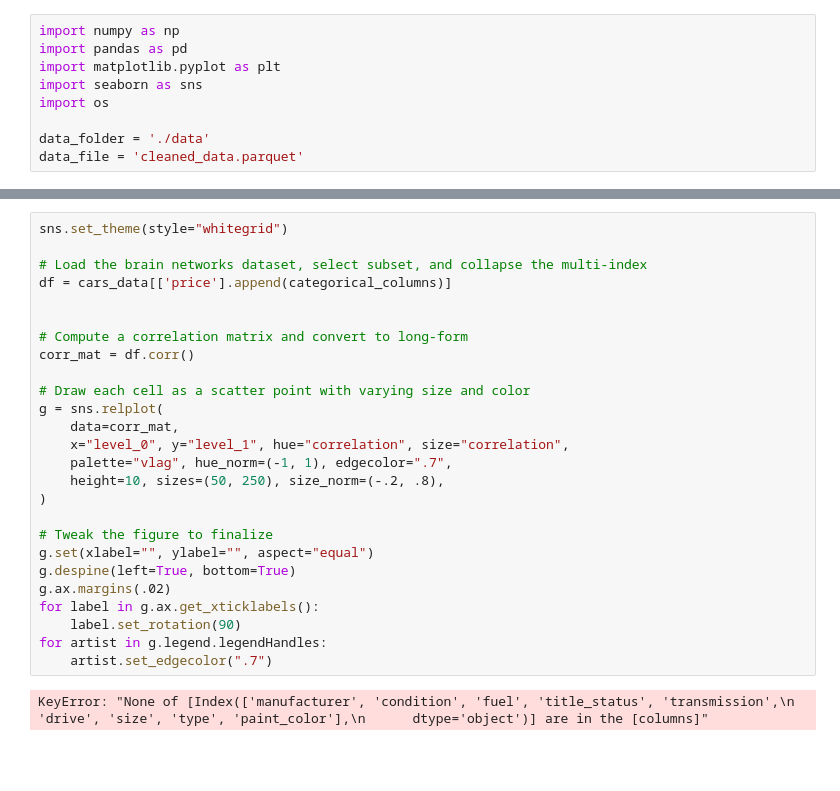
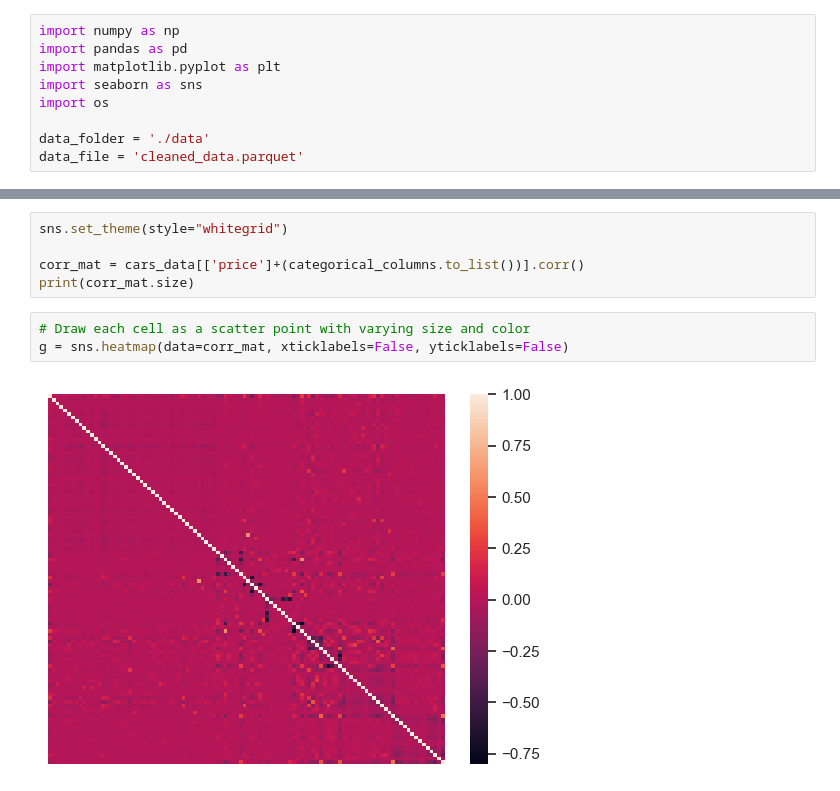
Before and after one commit to luckylluck2/sdp_cars, a Jupyter notebook: data_visualization.ipynb, the cells around one changed output, grey strips where cells are left out. Cells and saved outputs as stored; diff of their text form; blank space fills up the shorter version.

Commit message:
Data vis and regression

```diff
--- a/data_visualization.ipynb
+++ b/data_visualization.ipynb
@@ -37,28 +26,10 @@ AttributeError: module 'numpy' has no attribute 'iterable'
-# %%
-sns.set_theme(style="whitegrid")
-
-# Load the brain networks dataset, select subset, and collapse the multi-index
-df = cars_data[['price'].append(categorical_columns)]
-
-
-# Compute a correlation matrix and convert to long-form
-corr_mat = df.corr()
-
-# Draw each cell as a scatter point with varying size and color
-g = sns.relplot(
-    data=corr_mat,
-    x="level_0", y="level_1", hue="correlation", size="correlation",
-    palette="vlag", hue_norm=(-1, 1), edgecolor=".7",
-    height=10, sizes=(50, 250), size_norm=(-.2, .8),
-)
-
-# Tweak the figure to finalize
-g.set(xlabel="", ylabel="", aspect="equal")
-g.despine(left=True, bottom=True)
-g.ax.margins(.02)
-for label in g.ax.get_xticklabels():
-    label.set_rotation(90)
-for artist in g.legend.legendHandles:
-    artist.set_edgecolor(".7")
-# %% [output]
-KeyError: "None of [Index(['manufacturer', 'condition', 'fuel', 'title_status', 'transmission',\n       'drive', 'size', 'type', 'paint_color'],\n      dtype='object')] are in the [columns]"
+# %%
+sns.set_theme(style="whitegrid")
+
+corr_mat = cars_data[['price']+(categorical_columns.to_list())].corr()
+print(corr_mat.size)
+# %%
+# Draw each cell as a scatter point with varying size and color
+g = sns.heatmap(data=corr_mat, xticklabels=False, yticklabels=False)
+# %% [output]
+[figure, added]
```
Also changed, not shown: parts of 3 cells of this notebook, 1 other file.
